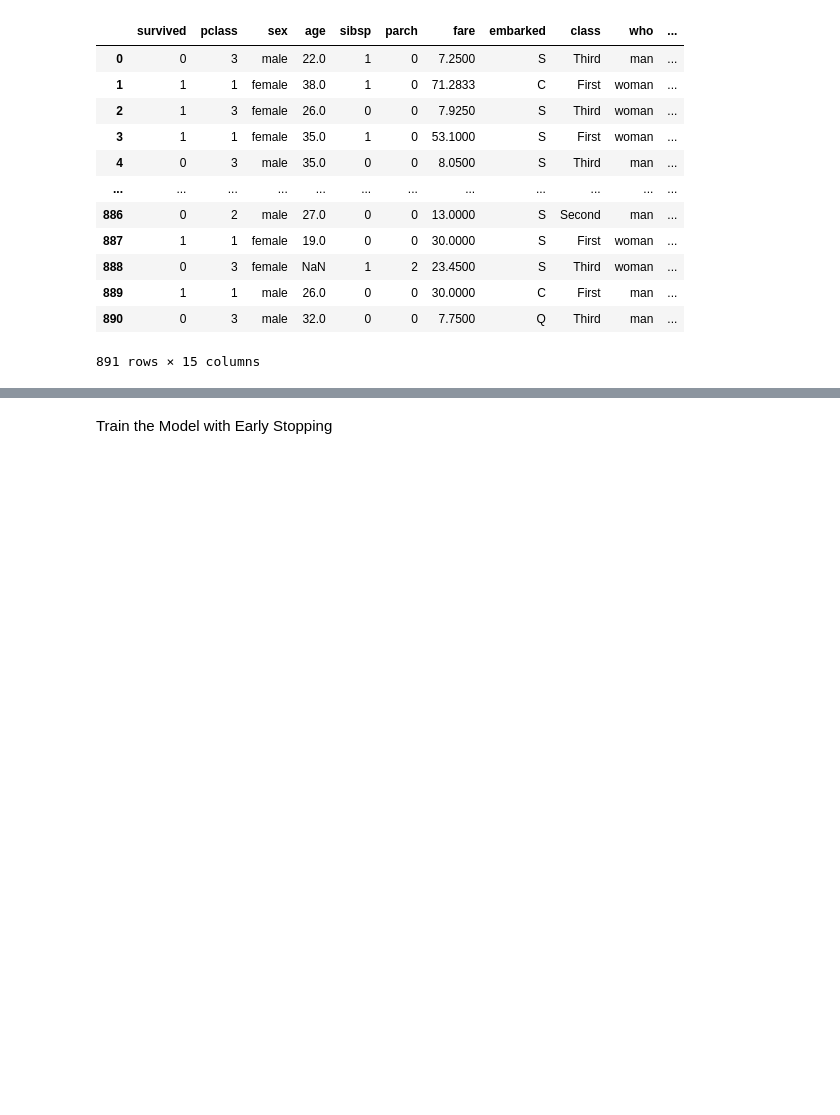
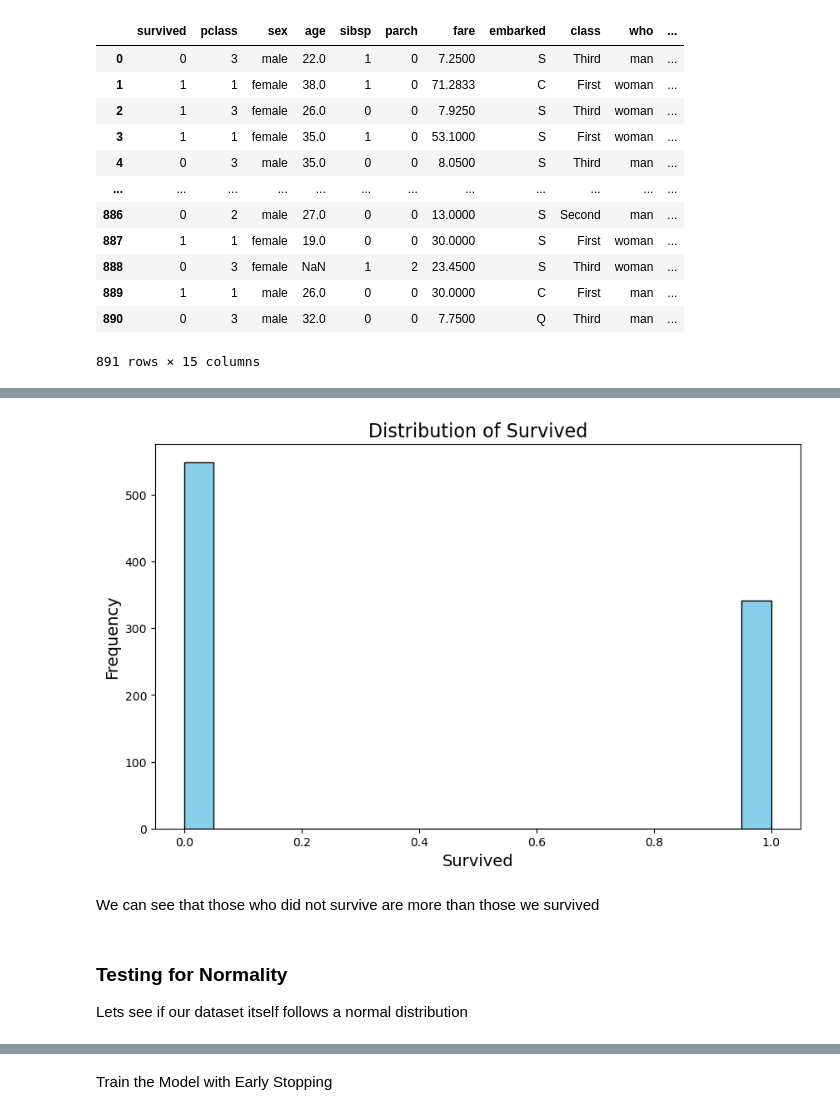
Before and after one commit to adobea-dev/Titanic_data-with-using-Artificial-neural-network, a Jupyter notebook: Titanic_data.ipynb, the cells around one changed output, grey strips where cells are left out. Saved outputs shown, nothing was run; the diff lists cells and outputs as text; code cells hidden in the pictures; blank space fills up the shorter version.

```diff
--- a/Titanic_data.ipynb
+++ b/Titanic_data.ipynb
@@ -52,0 +131,19 @@ Preprocessing data
+# %%
+#Lets check for the distribution of our target
+plt.figure(figsize=(10, 6))  # Adjusts the figure size
+plt.hist(titanic['survived'], bins=20, color='skyblue', edgecolor='black')
+
+# Adding labels and title
+plt.title('Distribution of Survived', fontsize=16)
+plt.xlabel('Survived', fontsize=14)
+plt.ylabel('Frequency', fontsize=14)
+
+# Show the plot
+plt.show()
+# %% [output]
+[figure, added]
+# %% [markdown]
+We can see that those who did not survive are more than those we survived
+# %% [markdown]
+### Testing for Normality
+Lets see if our dataset itself follows a normal distribution
```
Also changed, not shown: parts of 65 cells of this notebook.
